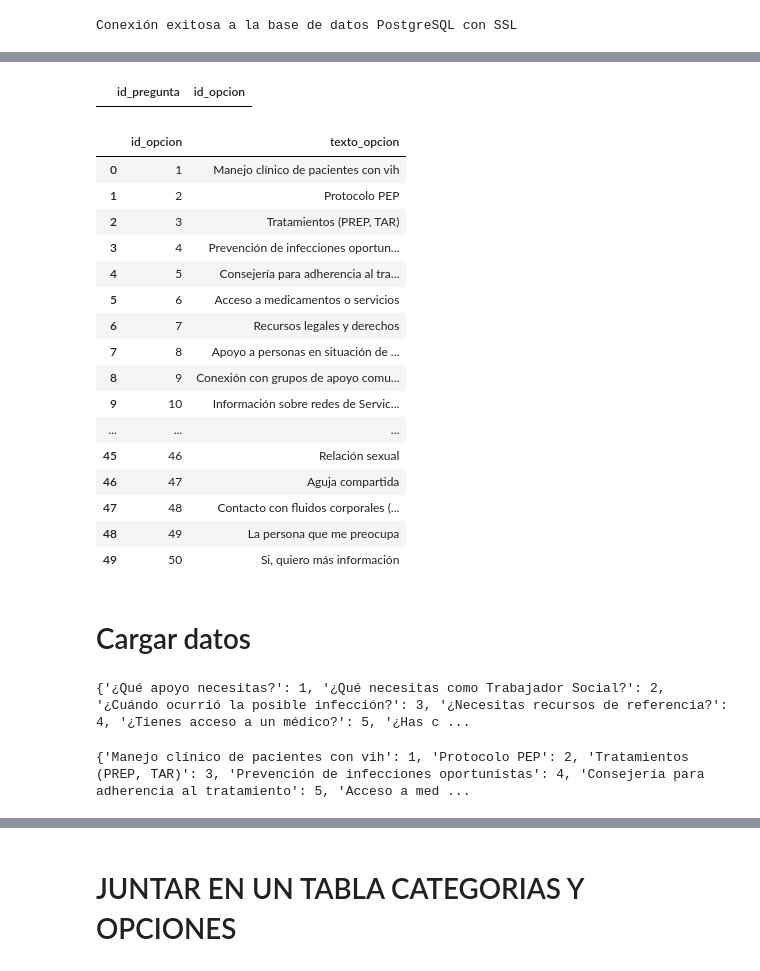
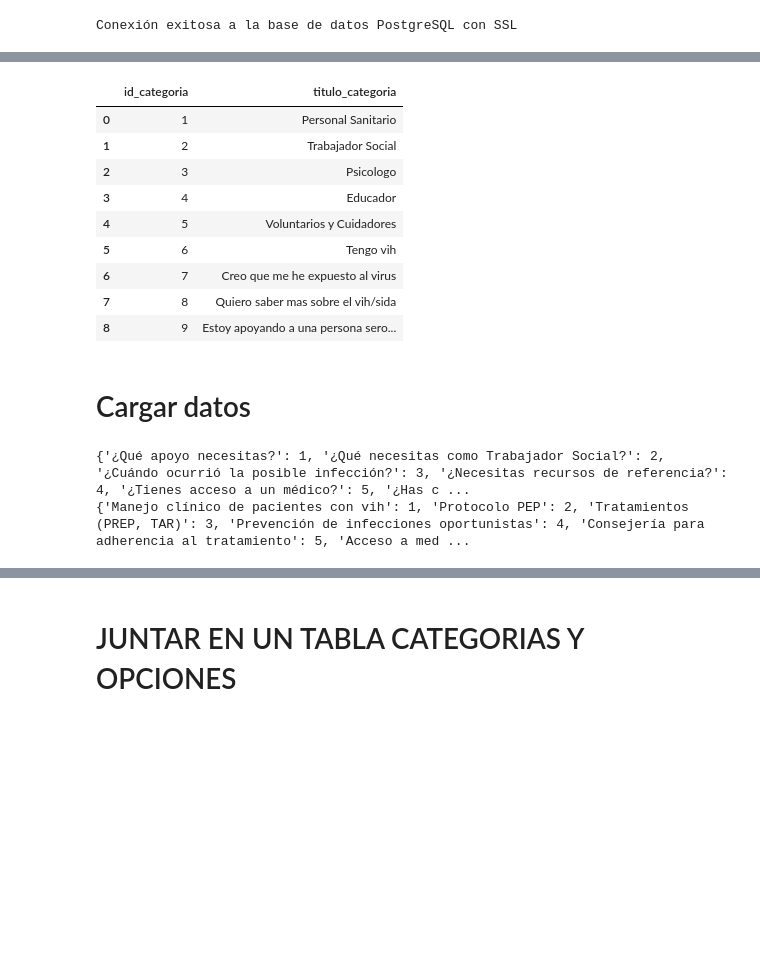
Before and after one commit to JavierRodriguezFontiveros/FELGTBI-, a Jupyter notebook: Api/p.ipynb, the cells around one changed output, grey strips where cells are left out. Cells and saved outputs as stored; diff of their text form; code cells hidden in the pictures; blank space fills up the shorter version.

```diff
--- a/Api/p.ipynb
+++ b/Api/p.ipynb
@@ -59,37 +59,21 @@ df.head(50)
 # %%
 # Escribe la consulta SQL
 query = """
-        SELECT * FROM preguntas_opciones_chatbot
+        SELECT * FROM categorias_chatbot
         """
 df = pd.read_sql_query(query, conn)
 df.head(50)
 # %% [output]
-|  | id_pregunta | id_opcion |
+|  | id_categoria | titulo_categoria |
+| 0 | 1 | Personal Sanitario |
+| 1 | 2 | Trabajador Social |
+| 2 | 3 | Psicologo |
+| 3 | 4 | Educador |
+| 4 | 5 | Voluntarios y Cuidadores |
+| 5 | 6 | Tengo vih |
+| 6 | 7 | Creo que me he expuesto al virus |
+| 7 | 8 | Quiero saber mas sobre el vih/sida |
+| 8 | 9 | Estoy apoyando a una persona sero... |
-# %%
-# Escribe la consulta SQL
-query = """
-        SELECT * FROM opciones_chatbot
-        """
-df = pd.read_sql_query(query, conn)
-df.head(50)
-# %% [output]
-|  | id_opcion | texto_opcion |
-| 0 | 1 | Manejo clínico de pacientes con vih |
-| 1 | 2 | Protocolo PEP |
-| 2 | 3 | Tratamientos (PREP, TAR) |
-| 3 | 4 | Prevención de infecciones oportun... |
-| 4 | 5 | Consejería para adherencia al tra... |
-| 5 | 6 | Acceso a medicamentos o servicios |
-| 6 | 7 | Recursos legales y derechos |
-| 7 | 8 | Apoyo a personas en situación de ... |
-| 8 | 9 | Conexión con grupos de apoyo comu... |
-| 9 | 10 | Información sobre redes de Servic... |
-| ... | ... | ... |
-| 45 | 46 | Relación sexual |
-| 46 | 47 | Aguja compartida |
-| 47 | 48 | Contacto con fluidos corporales (... |
-| 48 | 49 | La persona que me preocupa |
-| 49 | 50 | Si, quiero más información |
 # %% [markdown]
 # Cargar datos
 # %%
@@ -100,18 +84,15 @@ preguntas_dict = cur.fetchall()  # Esto es una lista de tuplas con (id_pregunta,
 # Recuperar los id_opcion de la tabla opciones_chatbot
 cur.execute("SELECT id_opcion, texto_opcion FROM opciones_chatbot")
 opciones_dict = cur.fetchall()  # Esto es una lista de tuplas con (id_opcion, opcion)
+
+# Crear mapeo de preguntas a ids
+preguntas_dict = {pregunta[1]: pregunta[0] for pregunta in preguntas_dict}
+
+# Crear mapeo de opciones a ids
+opciones_dict = {opcion[1]: opcion[0] for opcion in opciones_dict}
+
+print(preguntas_dict)
+print(opciones_dict)
+# %% [output]
+{'¿Qué apoyo necesitas?': 1, '¿Qué necesitas como Trabajador Social?': 2, '¿Cuándo ocurrió la posible infección?': 3, '¿Necesitas recursos de referencia?': 4, '¿Tienes acceso a un médico?': 5, '¿Has c ...
+{'Manejo clínico de pacientes con vih': 1, 'Protocolo PEP': 2, 'Tratamientos (PREP, TAR)': 3, 'Prevención de infecciones oportunistas': 4, 'Consejería para adherencia al tratamiento': 5, 'Acceso a med ...
-# %%
-# Crear mapeo de preguntas a ids
-preguntas_dict = {pregunta[1]: pregunta[0] for pregunta in preguntas_dict}
-
-# Crear mapeo de opciones a ids
-opciones_dict = {opcion[1]: opcion[0] for opcion in opciones_dict}
-
-print(preguntas_dict)
-# print(opciones_dict)
-# %% [output]
-{'¿Qué apoyo necesitas?': 1, '¿Qué necesitas como Trabajador Social?': 2, '¿Cuándo ocurrió la posible infección?': 3, '¿Necesitas recursos de referencia?': 4, '¿Tienes acceso a un médico?': 5, '¿Has c ...
-# %%
-print(opciones_dict)
-# %% [output]
-{'Manejo clínico de pacientes con vih': 1, 'Protocolo PEP': 2, 'Tratamientos (PREP, TAR)': 3, 'Prevención de infecciones oportunistas': 4, 'Consejería para adherencia al tratamiento': 5, 'Acceso a med ...
```
Also changed, not shown: parts of 11 cells of this notebook.
